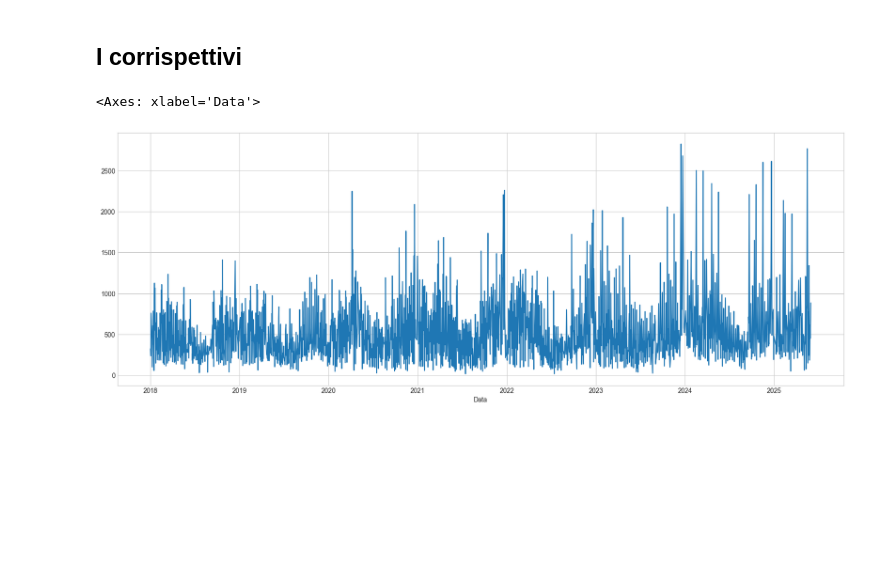
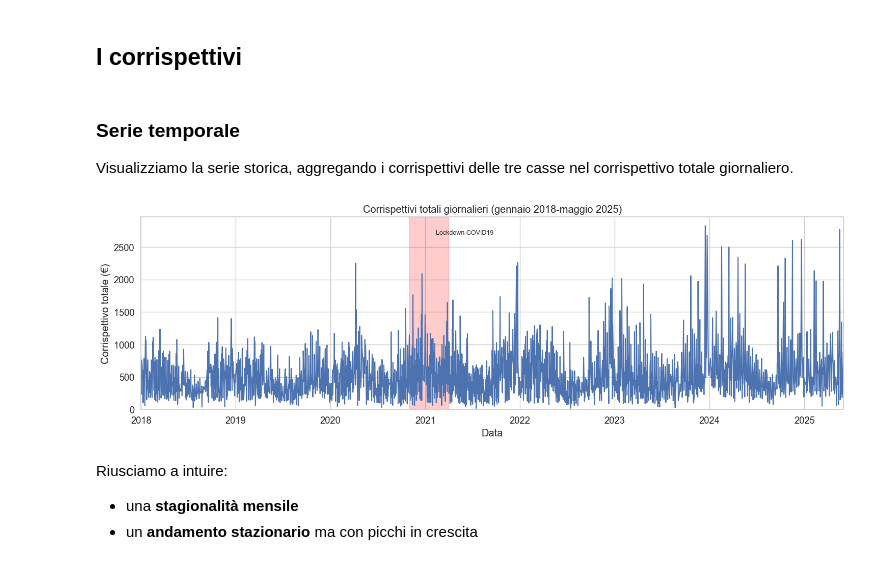
Before and after one commit to panda-with-issues/Fond-Scienze-dei-Dati-progetto, a Jupyter notebook: presentazione_progetto.ipynb, the cells around one changed output. Cells and saved outputs as stored; diff of their text form; code cells hidden in the pictures; blank space fills up the shorter version.

Commit message:
finita la parte sui corrispettivi

```diff
--- a/presentazione_progetto.ipynb
+++ b/presentazione_progetto.ipynb
@@ -9,10 +9,13 @@ import locale
 import matplotlib.pyplot as plt
 import matplotlib.dates as mdates
 import seaborn as sns
+from statsmodels.graphics.tsaplots import plot_acf
+from statsmodels.tsa.seasonal import STL
 
 %matplotlib inline
 
 plt.style.use('seaborn-v0_8-whitegrid')
+sns.set(style = 'whitegrid', font_scale = 1.2)
 
 locale.setlocale(locale.LC_TIME, 'it_IT.utf8')
 
@@ -254,12 +259,25 @@ display(mercati)
 # Analisi
 # %% [markdown]
 ## I corrispettivi
+# %% [markdown]
+### Serie temporale
+Visualizziamo la serie storica, aggregando i corrispettivi delle tre casse nel corrispettivo totale giornaliero.
 # %%
 corrispettivi_tot = corrispettivi.sum(axis=1)
-corrispettivi_tot
 
-plt.figure(figsize=(20, 7))
+fig, ax = plt.subplots(figsize=(15, 5))
 sns.lineplot(corrispettivi_tot)
+ax.set_title('Corrispettivi totali giornalieri (gennaio 2018-maggio 2025)')
+
+# mostro il periodo covid (novembre 2020-aprile 2021)
+ax.axvspan(pd.to_datetime('2020-11-1'), pd.to_datetime('2021-4-1'), color='red', alpha=0.2)
+ax.text(pd.to_datetime('2021-6-1'), ax.get_ylim()[1] * 0.9, 'Lockdown COVID19', ha='center', va='bottom', fontsize='9')
+
+ax.set_xlim(pd.to_datetime('2018-1-1'), pd.to_datetime('2025-5-31'))
+ax.set_ylabel('Corrispettivo totale (€)')
+ax.set_ylim(0, None)
+
+plt.tight_layout()
+plt.show()
 # %% [output]
-<Axes: xlabel='Data'>
-[figure, old version]
+[figure, new version]
@@ -267,0 +284,4 @@ sns.lineplot
+# %% [markdown]
+Riusciamo a intuire:
+ - una **stagionalità mensile**
+ - un **andamento stazionario** ma con picchi in crescita
```
Also changed, not shown: parts of 42 cells of this notebook, 3 other files.
